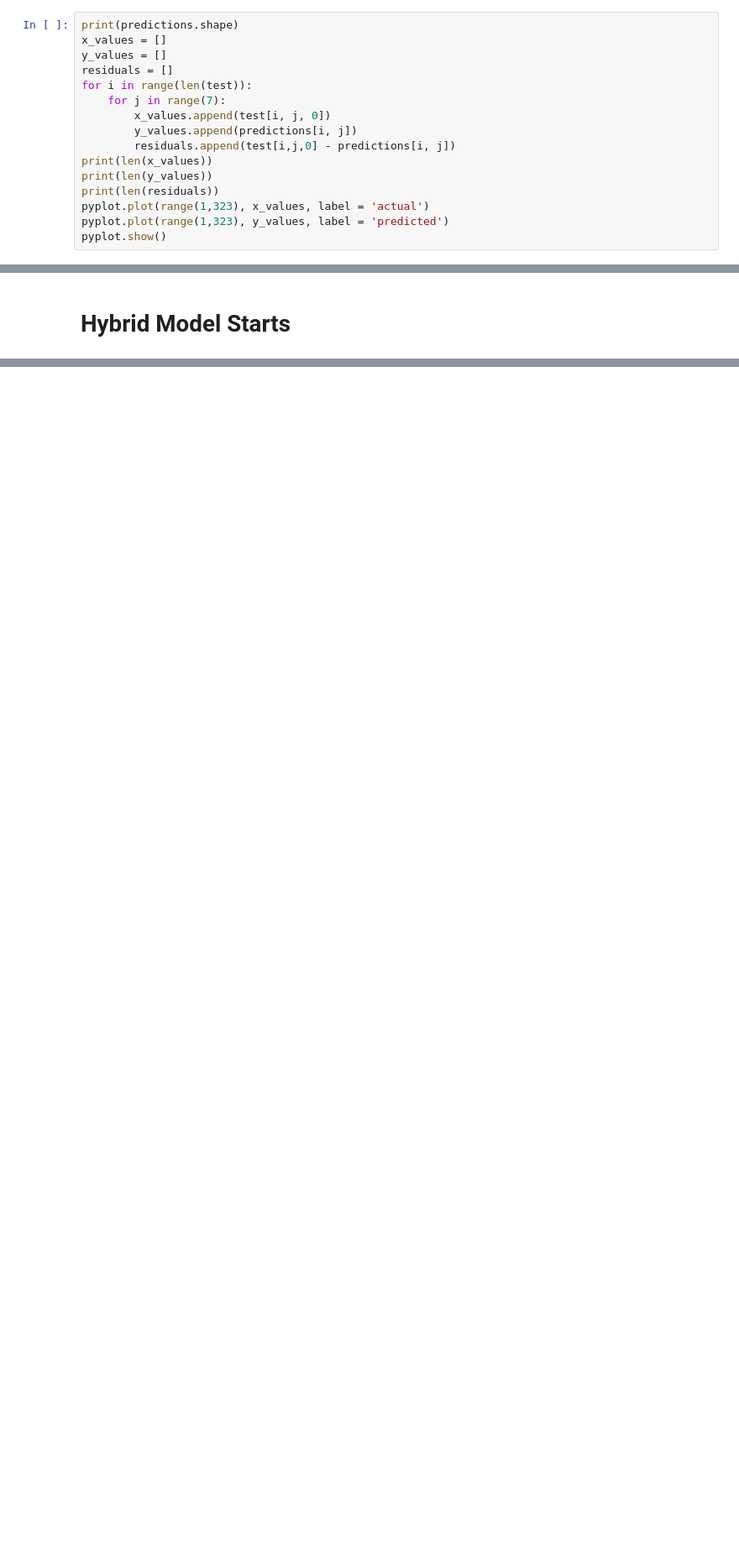
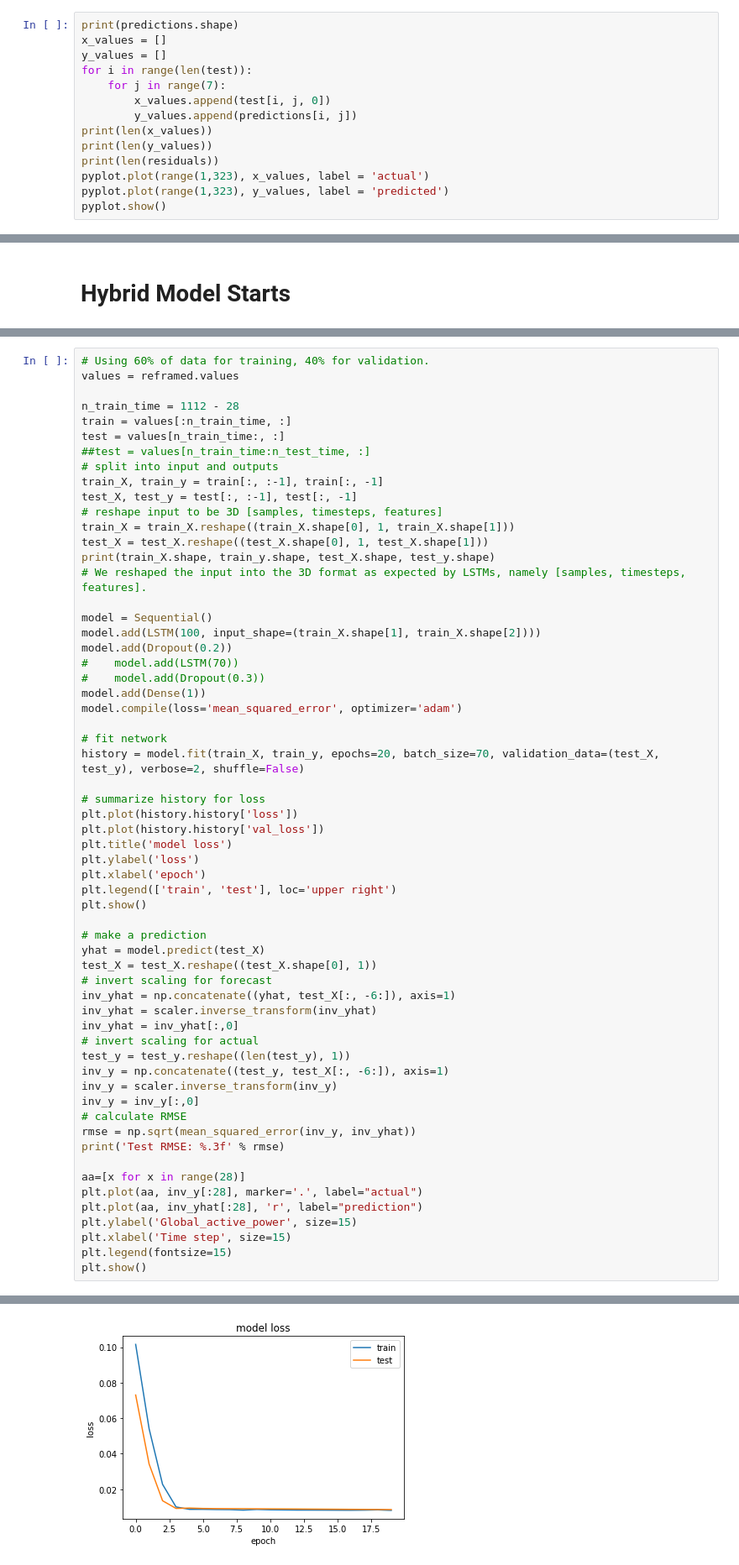
Before and after one commit to midsterx/Analysis-Prediction-Clustering-on-Power-Consumption, a Jupyter notebook: Prediction/LSTM.ipynb, the cells around one changed output, grey strips where cells are left out. Shown: that part at 84% size. Drawn from its saved outputs; the diff is of its cells as text; blank space fills up the shorter version.

Commit message:
Hybrid Model Completed

```diff
--- a/Prediction/LSTM.ipynb
+++ b/Prediction/LSTM.ipynb
@@ -325,12 +325,10 @@ lstm_cnn: [433.381] 408.1, 525.7, 460.3, 410.4, 382.7, 323.8, 490.0
 print(predictions.shape)
 x_values = []
 y_values = []
-residuals = []
 for i in range(len(test)):
     for j in range(7):
         x_values.append(test[i, j, 0])
         y_values.append(predictions[i, j])
-        residuals.append(test[i,j,0] - predictions[i, j])
 print(len(x_values))
 print(len(y_values))
 print(len(residuals))
@@ -384,0 +436,61 @@ ARIMA[4, 1, 3]x[2, 0, 0, 7] - AIC:16357.181426526698 -RMSE:459.89958093844393
+# %%
+# Using 60% of data for training, 40% for validation.
+values = reframed.values
+
+n_train_time = 1112 - 28
+train = values[:n_train_time, :]
+test = values[n_train_time:, :]
+##test = values[n_train_time:n_test_time, :]
+# split into input and outputs
+train_X, train_y = train[:, :-1], train[:, -1]
+test_X, test_y = test[:, :-1], test[:, -1]
+# reshape input to be 3D [samples, timesteps, features]
+train_X = train_X.reshape((train_X.shape[0], 1, train_X.shape[1]))
+test_X = test_X.reshape((test_X.shape[0], 1, test_X.shape[1]))
+print(train_X.shape, train_y.shape, test_X.shape, test_y.shape)
+# We reshaped the input into the 3D format as expected by LSTMs, namely [samples, timesteps, features].
+
+model = Sequential()
+model.add(LSTM(100, input_shape=(train_X.shape[1], train_X.shape[2])))
+model.add(Dropout(0.2))
+#    model.add(LSTM(70))
+#    model.add(Dropout(0.3))
+model.add(Dense(1))
+model.compile(loss='mean_squared_error', optimizer='adam')
+
+# fit network
+history = model.fit(train_X, train_y, epochs=20, batch_size=70, validation_data=(test_X, test_y), verbose=2, shuffle=False)
+
+# summarize history for loss
+plt.plot(history.history['loss'])
+plt.plot(history.history['val_loss'])
+plt.title('model loss')
+plt.ylabel('loss')
+plt.xlabel('epoch')
+plt.legend(['train', 'test'], loc='upper right')
+plt.show()
+
+# make a prediction
+yhat = model.predict(test_X)
+test_X = test_X.reshape((test_X.shape[0], 1))
+# invert scaling for forecast
+inv_yhat = np.concatenate((yhat, test_X[:, -6:]), axis=1)
+inv_yhat = scaler.inverse_transform(inv_yhat)
+inv_yhat = inv_yhat[:,0]
+# invert scaling for actual
+test_y = test_y.reshape((len(test_y), 1))
+inv_y = np.concatenate((test_y, test_X[:, -6:]), axis=1)
+inv_y = scaler.inverse_transform(inv_y)
+inv_y = inv_y[:,0]
+# calculate RMSE
+rmse = np.sqrt(mean_squared_error(inv_y, inv_yhat))
+print('Test RMSE: %.3f' % rmse)
+
+aa=[x for x in range(28)]
+plt.plot(aa, inv_y[:28], marker='.', label="actual")
+plt.plot(aa, inv_yhat[:28], 'r', label="prediction")
+plt.ylabel('Global_active_power', size=15)
+plt.xlabel('Time step', size=15)
+plt.legend(fontsize=15)
+plt.show()
+# %% [output]
@@ -384,0 +514 @@ ARIMA[4, 1, 3]x[2, 0, 0, 7] - AIC:16357.181426526698 -RMSE:459.89958093844393
+[figure, added]
```
Also changed, not shown: parts of 8 cells of this notebook.
